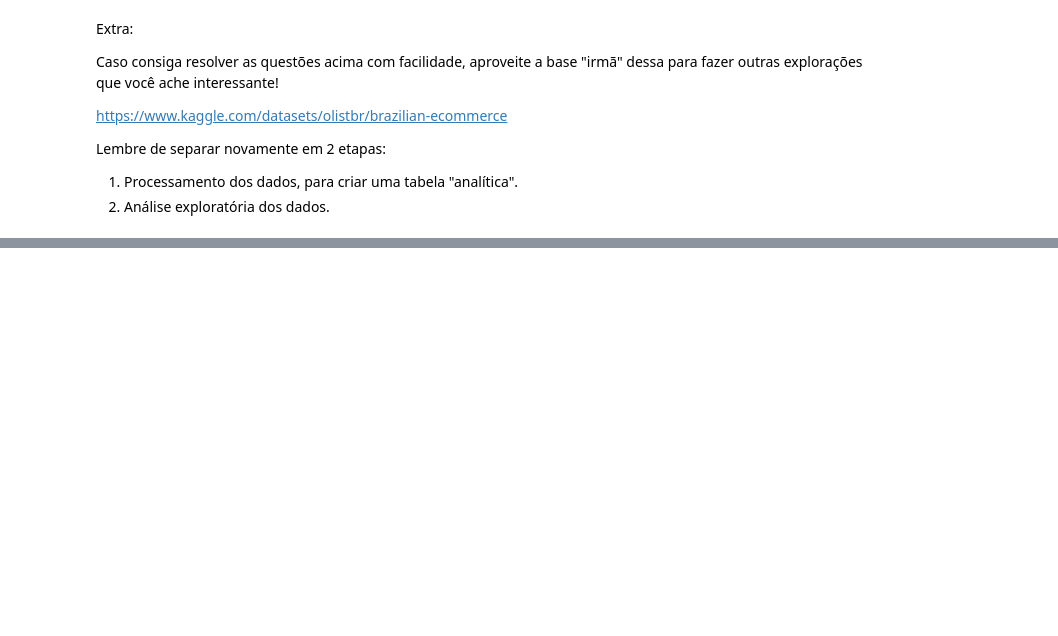
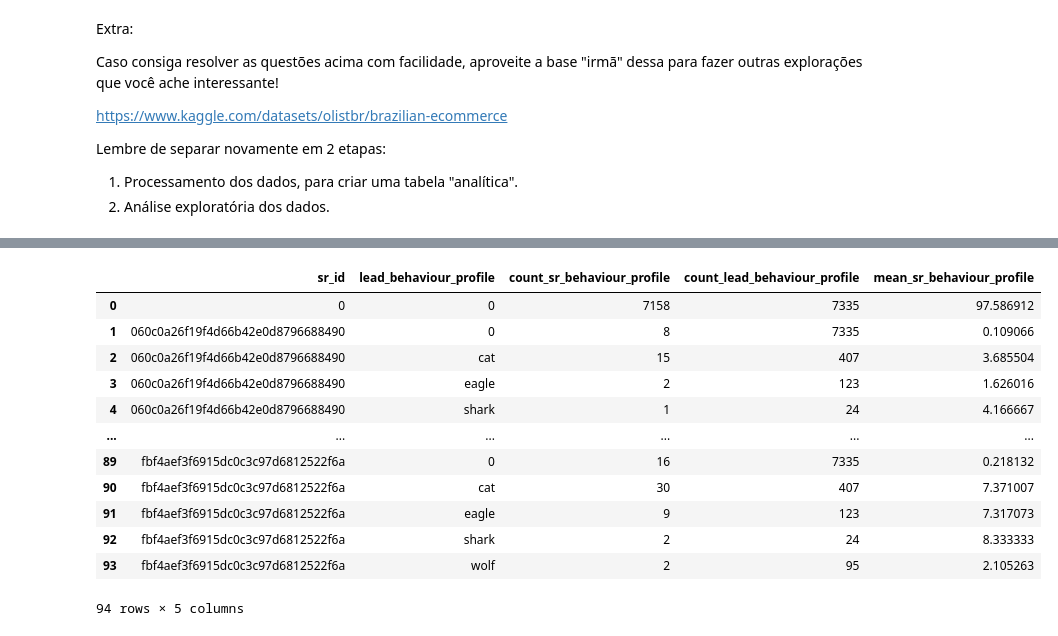
Before and after one commit to AngelicaValiati/proj1_angelica_eden, a Jupyter notebook: dados1/src/trabalho.ipynb, the cells around one changed output, grey strips where cells are left out. Cells and saved outputs as stored; diff of their text form; code cells hidden in the pictures; blank space fills up the shorter version.

```diff
--- a/dados1/src/trabalho.ipynb
+++ b/dados1/src/trabalho.ipynb
@@ -56,0 +148,32 @@ df_total_mql['contract'].unique()
+# %%
+##Para cada SR, quantos de cada lead_behaviour_profile a pessoa converteu?
+
+##quantidade de cada lead_behaviour_profile total
+df_lead_behaviour_profile = df_total_mql.groupby(['lead_behaviour_profile']).agg(count_lead_behaviour_profile=('lead_behaviour_profile', 'count')).reset_index()
+
+##quantidade de lead_behaviour_profile para cada SR
+df_sr_lead_behaviour_profile = df_total_mql.groupby(['sr_id', 'lead_behaviour_profile']).agg(count_sr_behaviour_profile=('lead_behaviour_profile', 'count')).reset_index()
+
+#merge entre as bases
+df_sr_lead_behaviour_profile = df_sr_lead_behaviour_profile.merge(df_lead_behaviour_profile, left_on=['lead_behaviour_profile'], right_on=['lead_behaviour_profile'], how='left')
+
+
+
+df_sr_lead_behaviour_profile['mean_sr_behaviour_profile'] = (df_sr_lead_behaviour_profile['count_sr_behaviour_profile'] / df_sr_lead_behaviour_profile['count_lead_behaviour_profile']) * 100
+
+
+df_sr_lead_behaviour_profile
+# %% [output]
+|  | sr_id | lead_behaviour_profile | count_sr_behaviour_profile | count_lead_behaviour_profile | mean_sr_behaviour_profile |
+| 0 | 0 | 0 | 7158 | 7335 | 97.586912 |
+| 1 | 060c0a26f19f4d66b42e0d8796688490 | 0 | 8 | 7335 | 0.109066 |
+| 2 | 060c0a26f19f4d66b42e0d8796688490 | cat | 15 | 407 | 3.685504 |
+| 3 | 060c0a26f19f4d66b42e0d8796688490 | eagle | 2 | 123 | 1.626016 |
+| 4 | 060c0a26f19f4d66b42e0d8796688490 | shark | 1 | 24 | 4.166667 |
+| ... | ... | ... | ... | ... | ... |
+| 89 | fbf4aef3f6915dc0c3c97d6812522f6a | 0 | 16 | 7335 | 0.218132 |
+| 90 | fbf4aef3f6915dc0c3c97d6812522f6a | cat | 30 | 407 | 7.371007 |
+| 91 | fbf4aef3f6915dc0c3c97d6812522f6a | eagle | 9 | 123 | 7.317073 |
+| 92 | fbf4aef3f6915dc0c3c97d6812522f6a | shark | 2 | 24 | 8.333333 |
+| 93 | fbf4aef3f6915dc0c3c97d6812522f6a | wolf | 2 | 95 | 2.105263 |
+94 rows × 5 columns
```
Also changed, not shown: parts of 9 cells of this notebook.
